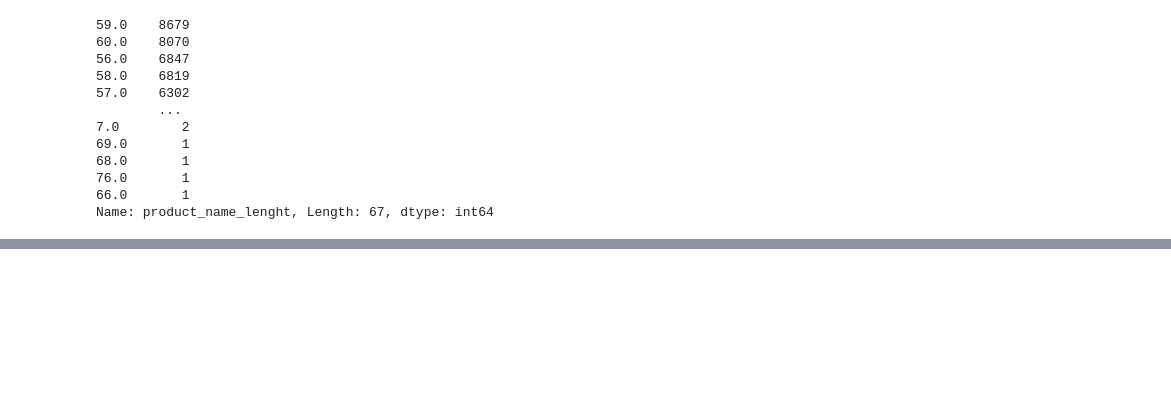
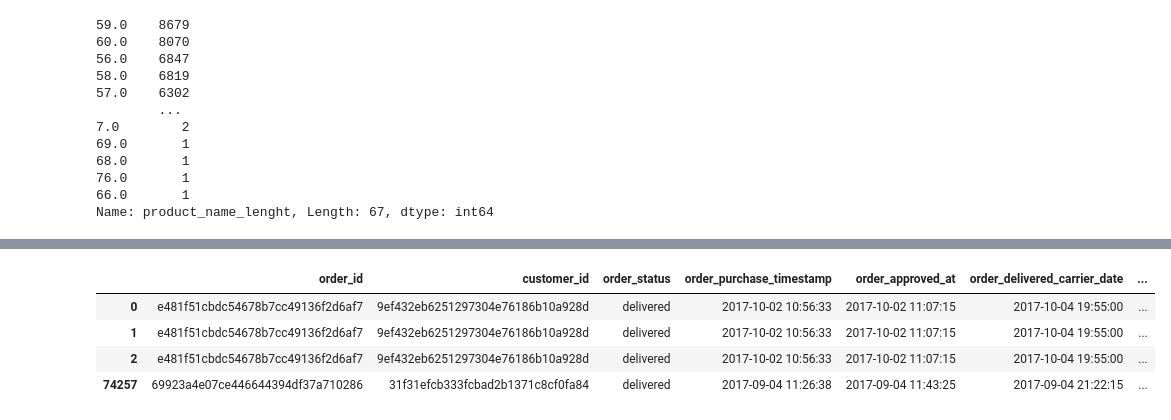
Before and after one commit to ThomasMeb/Projet_4, a Jupyter notebook: main.ipynb, the cells around one changed output, grey strips where cells are left out. Saved outputs shown, nothing was run; the diff lists cells and outputs as text; code cells hidden in the pictures; blank space fills up the shorter version.

```diff
--- a/main.ipynb
+++ b/main.ipynb
@@ -149,0 +163,8 @@ Name: product_name_lenght, Length: 67, dtype: int64
+# %%
+data.loc[data['customer_unique_id']=='7c396fd4830fd04220f754e42b4e5bff'].head()
+# %% [output]
+|  | order_id | customer_id | order_status | order_purchase_timestamp | order_approved_at | order_delivered_carrier_date | ... |
+| 0 | e481f51cbdc54678b7cc49136f2d6af7 | 9ef432eb6251297304e76186b10a928d | delivered | 2017-10-02 10:56:33 | 2017-10-02 11:07:15 | 2017-10-04 19:55:00 | ... |
+| 1 | e481f51cbdc54678b7cc49136f2d6af7 | 9ef432eb6251297304e76186b10a928d | delivered | 2017-10-02 10:56:33 | 2017-10-02 11:07:15 | 2017-10-04 19:55:00 | ... |
+| 2 | e481f51cbdc54678b7cc49136f2d6af7 | 9ef432eb6251297304e76186b10a928d | delivered | 2017-10-02 10:56:33 | 2017-10-02 11:07:15 | 2017-10-04 19:55:00 | ... |
+| 74257 | 69923a4e07ce446644394df37a710286 | 31f31efcb333fcbad2b1371c8cf0fa84 | delivered | 2017-09-04 11:26:38 | 2017-09-04 11:43:25 | 2017-09-04 21:22:15 | ... |
```
Also changed, not shown: parts of 5 cells of this notebook.
